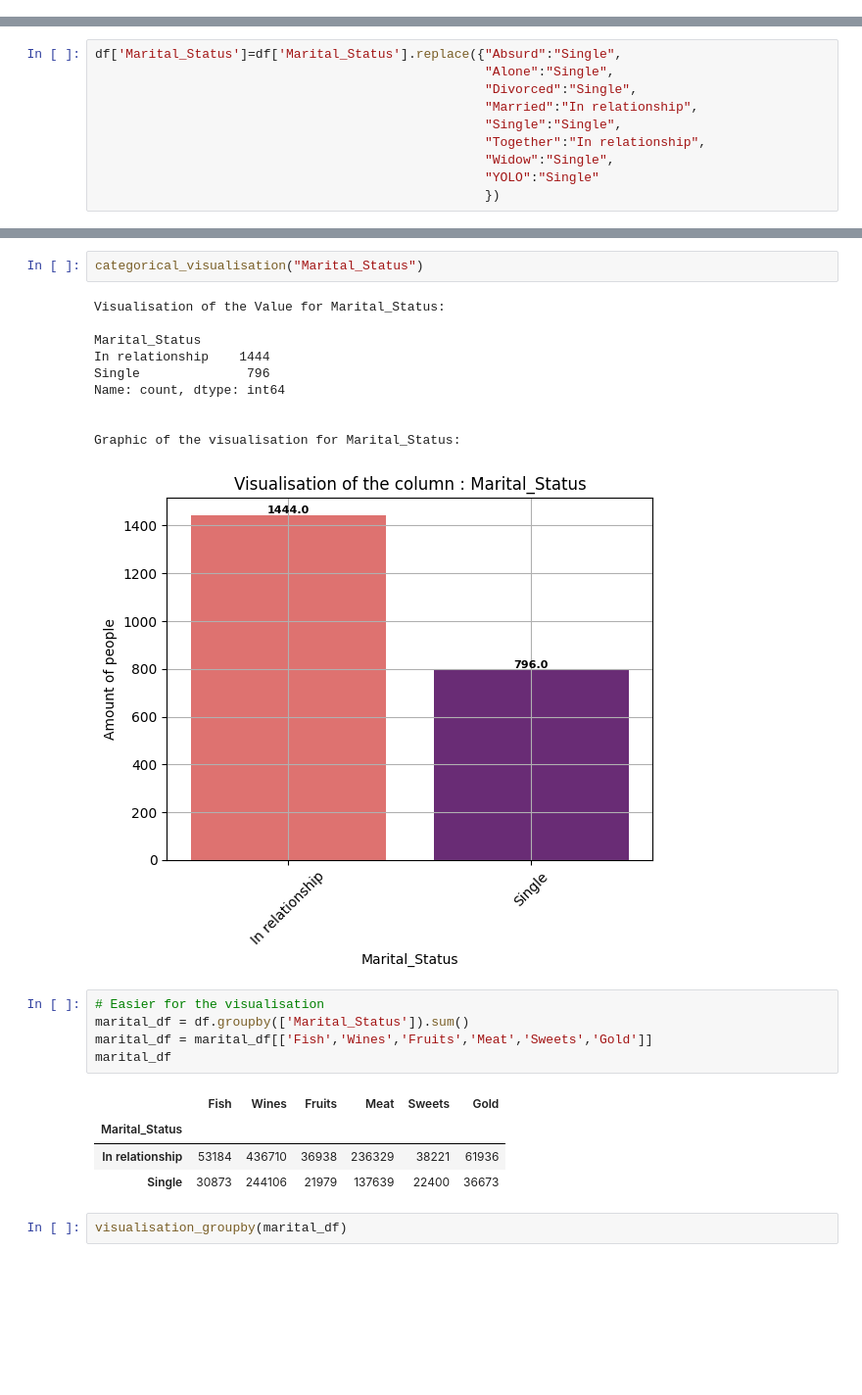
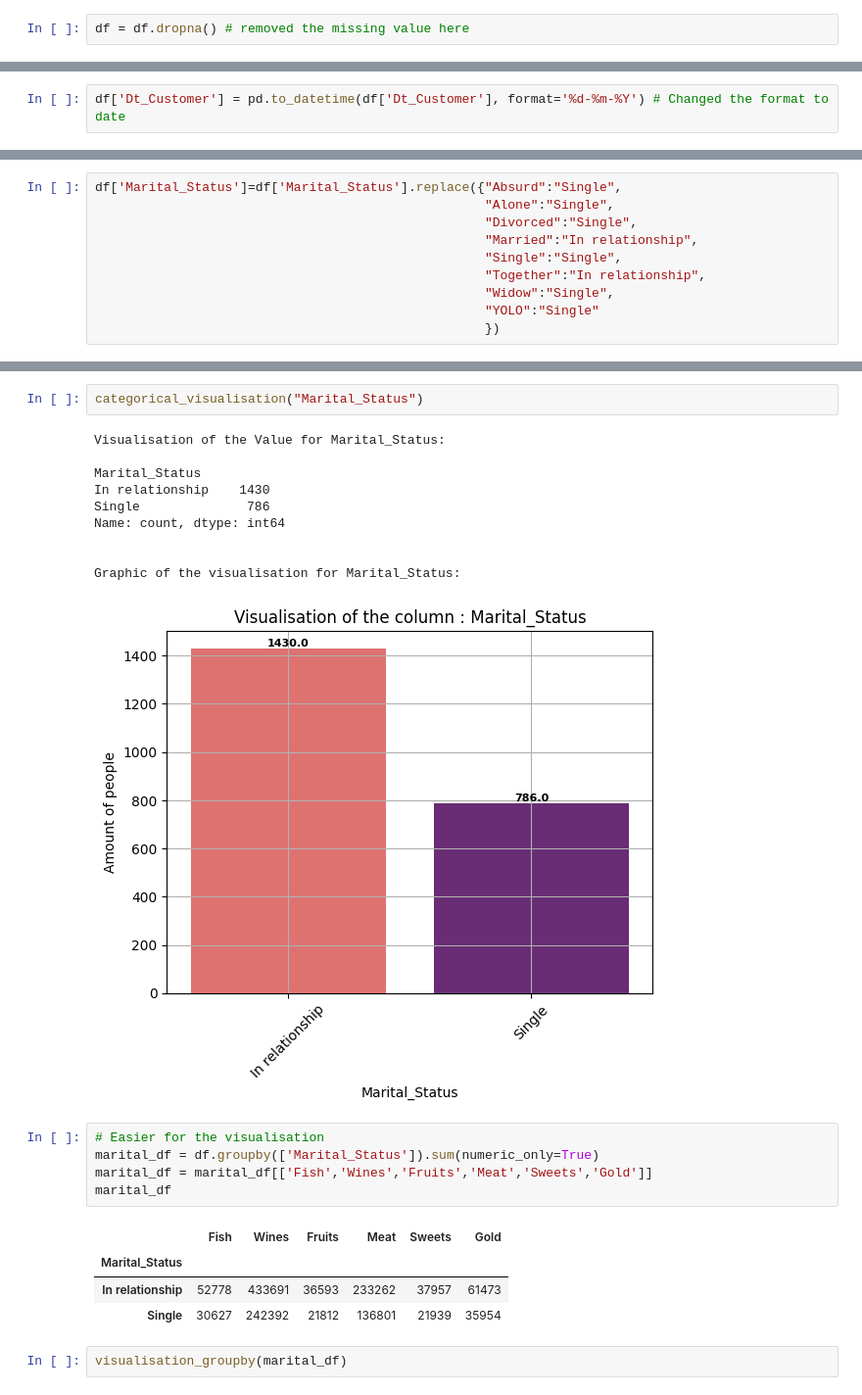
Before and after one commit to AurelienGgt/Customer-Personality-Analysis, a Jupyter notebook: Analyse.ipynb, the cells around one changed output, grey strips where cells are left out. Shown at 98% size. Cells and saved outputs as stored; diff of their text form; blank space fills up the shorter version.

```diff
--- a/Analyse.ipynb
+++ b/Analyse.ipynb
@@ -42,2 +245,6 @@ The number of missing value are : 29
+# %%
+df = df.dropna() # removed the missing value here
 # %% [markdown]
 ### Modify the date
+# %%
+df['Dt_Customer'] = pd.to_datetime(df['Dt_Customer'], format='%d-%m-%Y') # Changed the format to date
@@ -256,23 +469,23 @@ categorical_visualisation("Marital_Status")
 Visualisation of the Value for Marital_Status:
 
 Marital_Status
-In relationship    1444
-Single              796
+In relationship    1430
+Single              786
 Name: count, dtype: int64
 
 
 Graphic of the visualisation for Marital_Status:
-[figure, old version]
+[figure, new version]
 # %%
 # Easier for the visualisation
-marital_df = df.groupby(['Marital_Status']).sum()
+marital_df = df.groupby(['Marital_Status']).sum(numeric_only=True)
 marital_df = marital_df[['Fish','Wines','Fruits','Meat','Sweets','Gold']]
 marital_df
 # %% [output]
 |  | Fish | Wines | Fruits | Meat | Sweets | Gold |
 | Marital_Status |  |  |  |  |  |  |
-| In relationship | 53184 | 436710 | 36938 | 236329 | 38221 | 61936 |
-| Single | 30873 | 244106 | 21979 | 137639 | 22400 | 36673 |
+| In relationship | 52778 | 433691 | 36593 | 233262 | 37957 | 61473 |
+| Single | 30627 | 242392 | 21812 | 136801 | 21939 | 35954 |
 # %%
 visualisation_groupby(marital_df)
 # %% [output]
```
Also changed, not shown: parts of 42 cells of this notebook.
